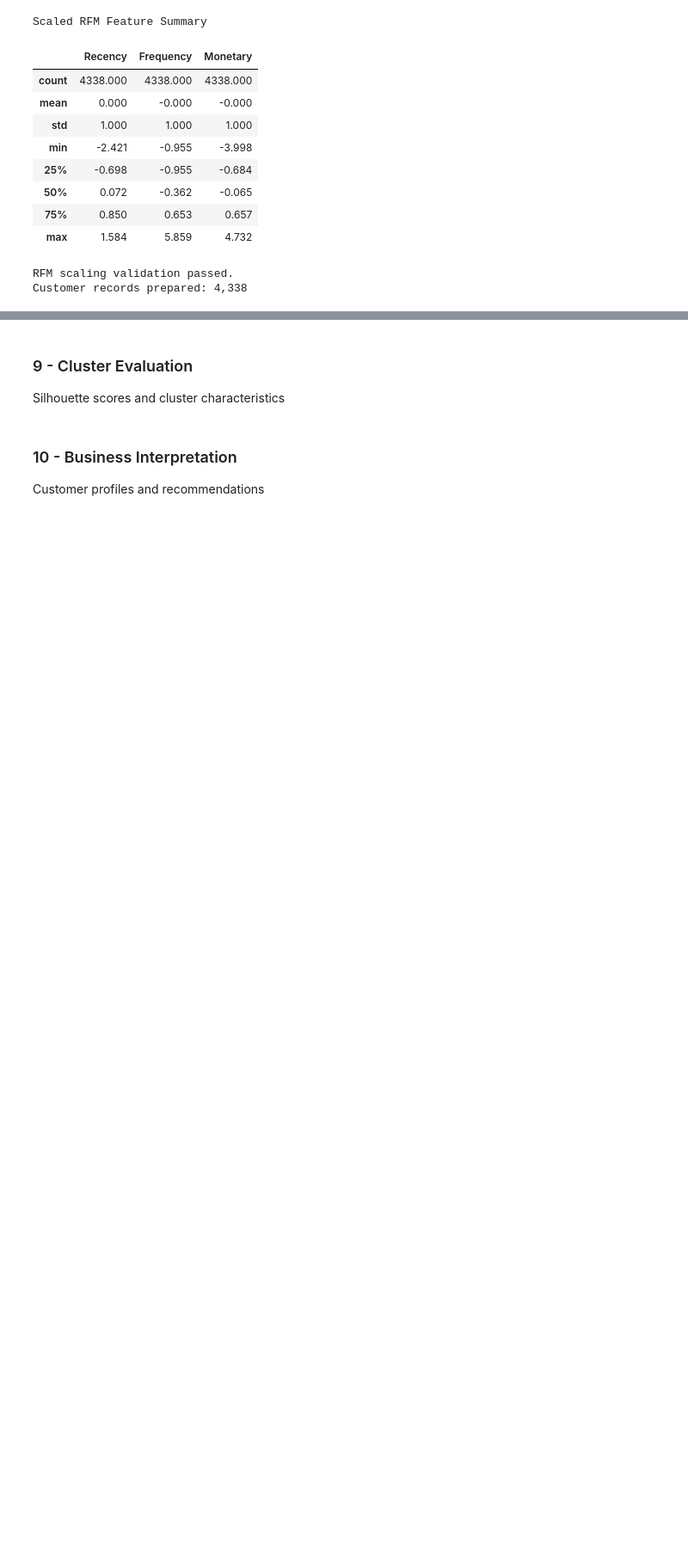
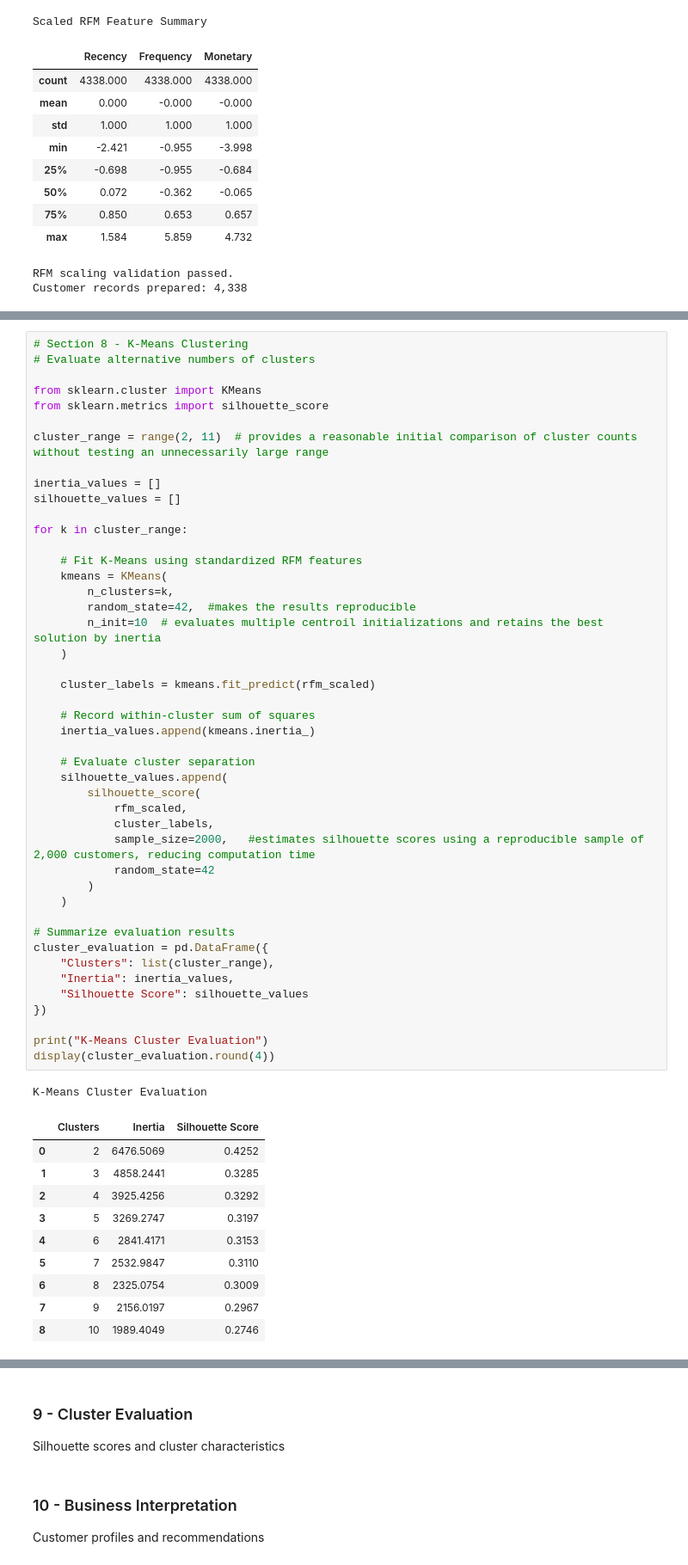
Before and after one commit to ferrillt/Customer-Segmentation-Clustering, a Jupyter notebook: notebooks/Customer_Segmentation_Clustering.ipynb, the cells around one changed output, grey strips where cells are left out. Shown at 86% size. Drawn from its saved outputs; the diff is of its cells as text; blank space fills up the shorter version.

```diff
--- a/notebooks/Customer_Segmentation_Clustering.ipynb
+++ b/notebooks/Customer_Segmentation_Clustering.ipynb
@@ -779,0 +790,57 @@ Evaluate different numbers of clusters
+# %%
+# Section 8 - K-Means Clustering
+# Evaluate alternative numbers of clusters
+
+from sklearn.cluster import KMeans
+from sklearn.metrics import silhouette_score
+
+cluster_range = range(2, 11)  # provides a reasonable initial comparison of cluster counts without testing an unnecessarily large range
+
+inertia_values = []
+silhouette_values = []
+
+for k in cluster_range:
+
+    # Fit K-Means using standardized RFM features
+    kmeans = KMeans(
+        n_clusters=k,
+        random_state=42,  #makes the results reproducible
+        n_init=10  # evaluates multiple centroil initializations and retains the best solution by inertia
+    )
+
+    cluster_labels = kmeans.fit_predict(rfm_scaled)
+
+    # Record within-cluster sum of squares
+    inertia_values.append(kmeans.inertia_)
+
+    # Evaluate cluster separation
+    silhouette_values.append(
+        silhouette_score(
+            rfm_scaled,
+            cluster_labels,
+            sample_size=2000,   #estimates silhouette scores using a reproducible sample of 2,000 customers, reducing computation time
+            random_state=42
+        )
+    )
+
+# Summarize evaluation results
+cluster_evaluation = pd.DataFrame({
+    "Clusters": list(cluster_range),
+    "Inertia": inertia_values,
+    "Silhouette Score": silhouette_values
+})
+
+print("K-Means Cluster Evaluation")
+display(cluster_evaluation.round(4))
+# %% [output]
+K-Means Cluster Evaluation
+|  | Clusters | Inertia | Silhouette Score |
+| 0 | 2 | 6476.5069 | 0.4252 |
+| 1 | 3 | 4858.2441 | 0.3285 |
+| 2 | 4 | 3925.4256 | 0.3292 |
+| 3 | 5 | 3269.2747 | 0.3197 |
+| 4 | 6 | 2841.4171 | 0.3153 |
+| 5 | 7 | 2532.9847 | 0.3110 |
+| 6 | 8 | 2325.0754 | 0.3009 |
+| 7 | 9 | 2156.0197 | 0.2967 |
+| 8 | 10 | 1989.4049 | 0.2746 |
```
Also changed, not shown: parts of 3 cells of this notebook.
